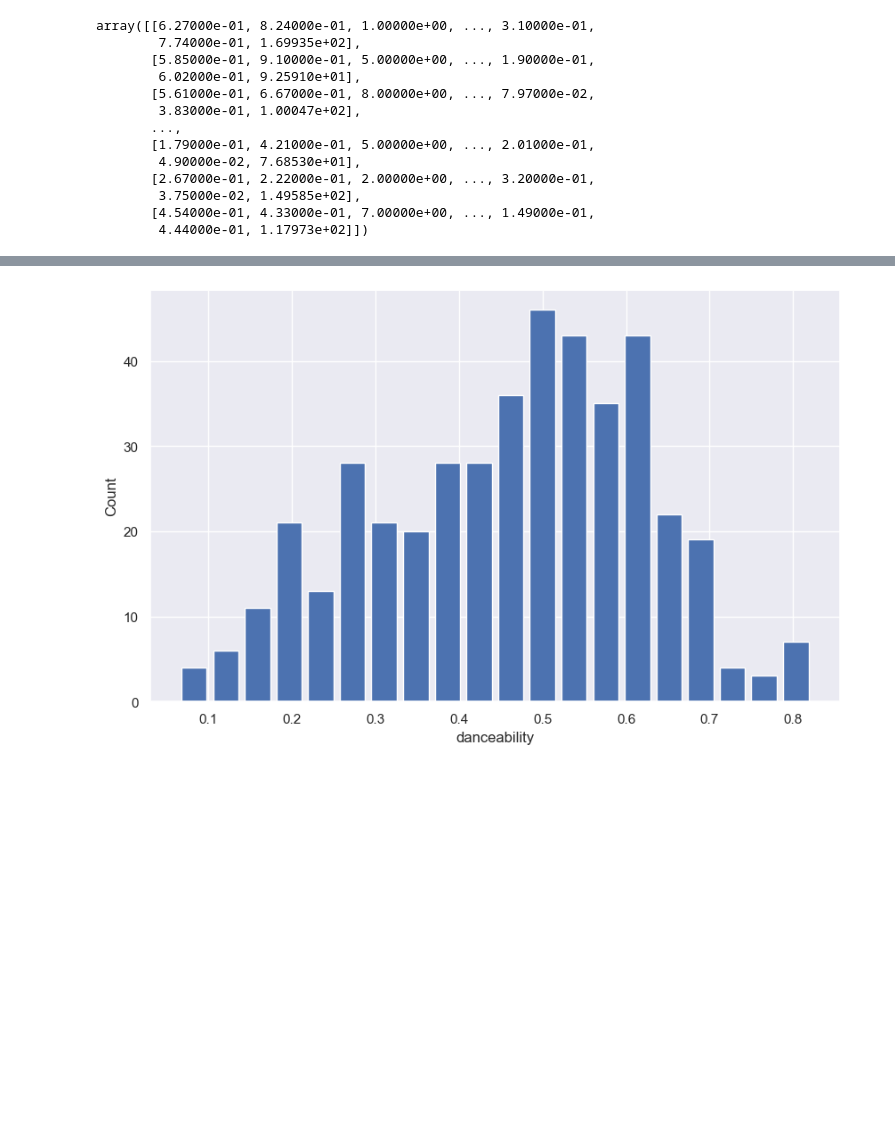
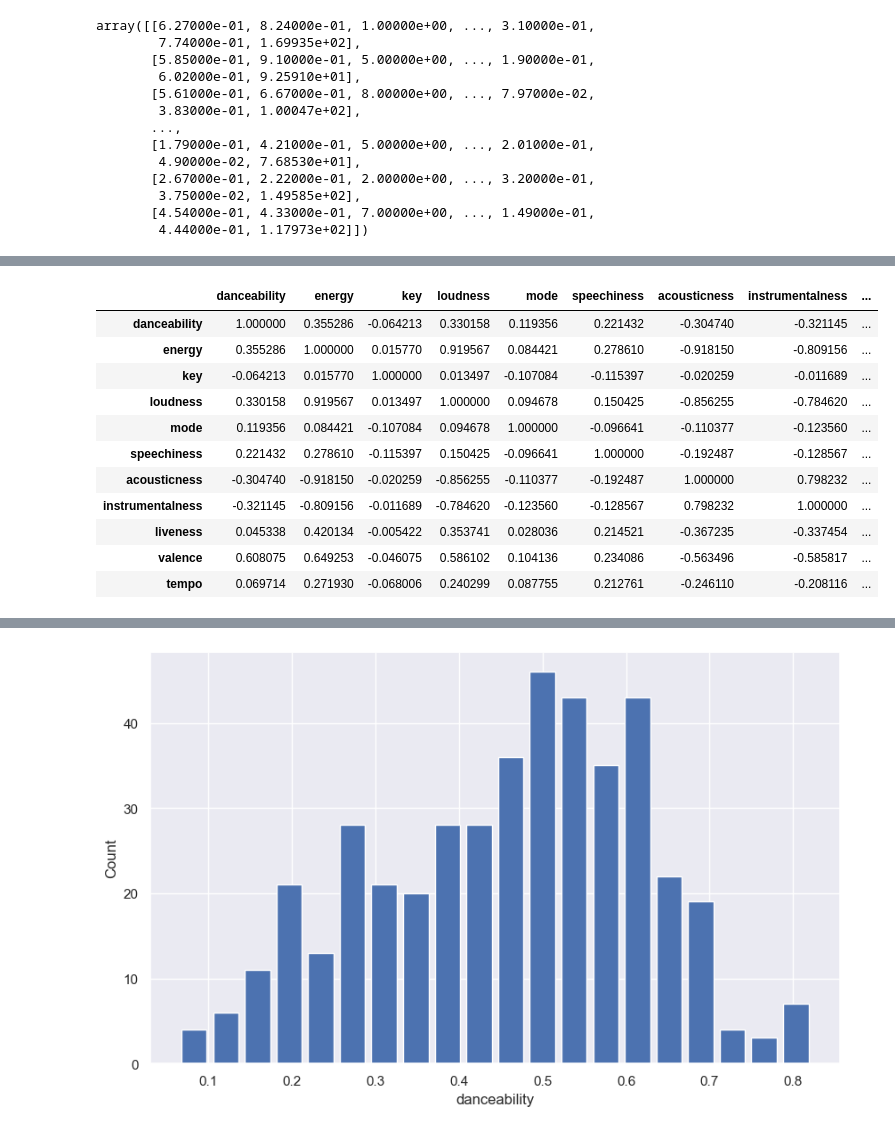
Before and after one commit to hashir-00/project-You-Anime, a Jupyter notebook: Ml model/clustering_songs.ipynb, the cells around one changed output, grey strips where cells are left out. Cells and saved outputs as stored; diff of their text form; code cells hidden in the pictures; blank space fills up the shorter version.

```diff
--- a/Ml model/clustering_songs.ipynb
+++ b/Ml model/clustering_songs.ipynb
@@ -120,0 +143,16 @@ dataSet=pd.DataFrame(selected_features,columns=selector.get_feature_names_out())
+# %%
+cor=dataSet.corr()
+cor
+# %% [output]
+|  | danceability | energy | key | loudness | mode | speechiness | acousticness | instrumentalness | ... |
+| danceability | 1.000000 | 0.355286 | -0.064213 | 0.330158 | 0.119356 | 0.221432 | -0.304740 | -0.321145 | ... |
+| energy | 0.355286 | 1.000000 | 0.015770 | 0.919567 | 0.084421 | 0.278610 | -0.918150 | -0.809156 | ... |
+| key | -0.064213 | 0.015770 | 1.000000 | 0.013497 | -0.107084 | -0.115397 | -0.020259 | -0.011689 | ... |
+| loudness | 0.330158 | 0.919567 | 0.013497 | 1.000000 | 0.094678 | 0.150425 | -0.856255 | -0.784620 | ... |
+| mode | 0.119356 | 0.084421 | -0.107084 | 0.094678 | 1.000000 | -0.096641 | -0.110377 | -0.123560 | ... |
+| speechiness | 0.221432 | 0.278610 | -0.115397 | 0.150425 | -0.096641 | 1.000000 | -0.192487 | -0.128567 | ... |
+| acousticness | -0.304740 | -0.918150 | -0.020259 | -0.856255 | -0.110377 | -0.192487 | 1.000000 | 0.798232 | ... |
+| instrumentalness | -0.321145 | -0.809156 | -0.011689 | -0.784620 | -0.123560 | -0.128567 | 0.798232 | 1.000000 | ... |
+| liveness | 0.045338 | 0.420134 | -0.005422 | 0.353741 | 0.028036 | 0.214521 | -0.367235 | -0.337454 | ... |
+| valence | 0.608075 | 0.649253 | -0.046075 | 0.586102 | 0.104136 | 0.234086 | -0.563496 | -0.585817 | ... |
+| tempo | 0.069714 | 0.271930 | -0.068006 | 0.240299 | 0.087755 | 0.212761 | -0.246110 | -0.208116 | ... |
```
Also changed, not shown: parts of 9 cells of this notebook.
